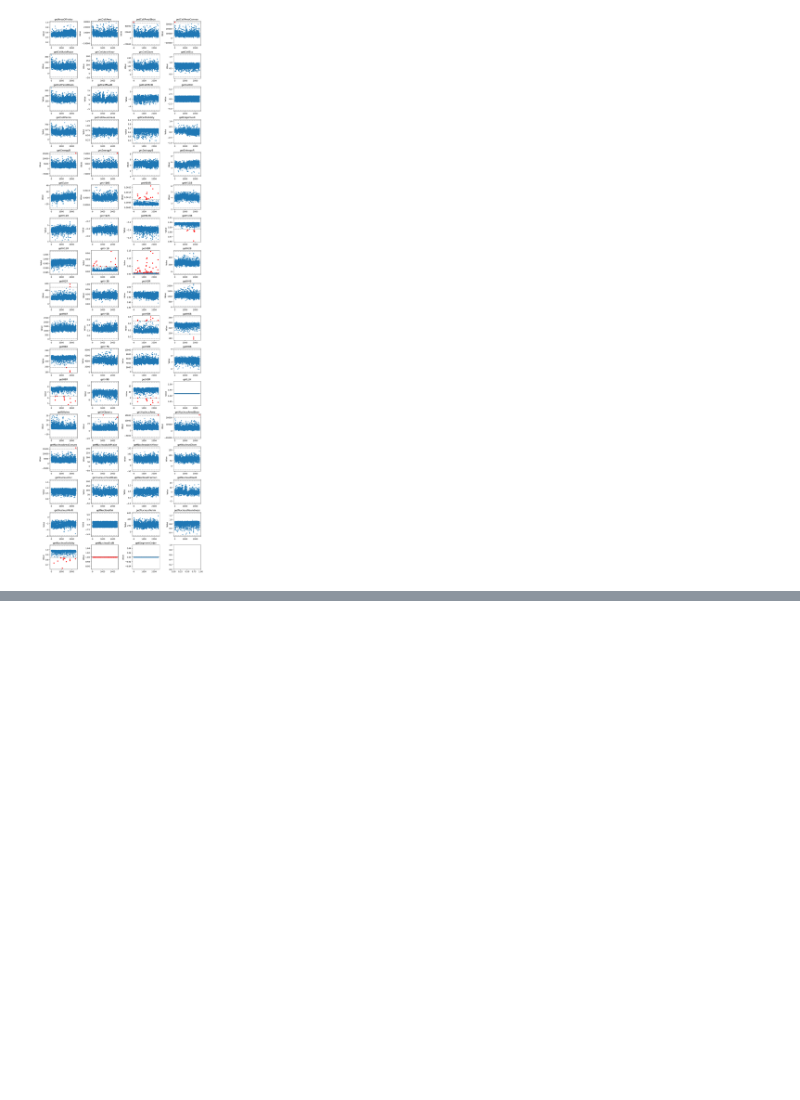
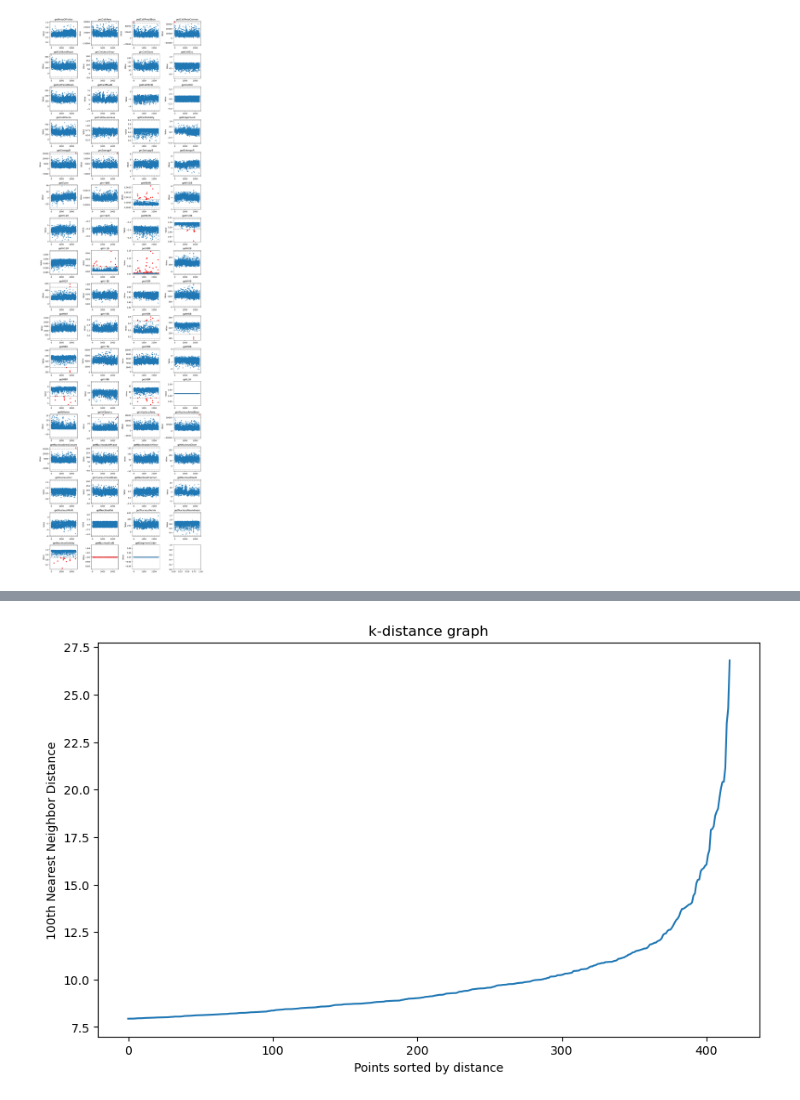
Before and after one commit to Antonio-Maschio/AML_FProject, a Jupyter notebook: dataanalysis.ipynb, the cells around one changed output, grey strips where cells are left out. Drawn from its saved outputs; the diff is of its cells as text; code cells hidden in the pictures; blank space fills up the shorter version.

Commit message:
DBSCAN to try catch more outliers . Added code to data analysis and a file with the ids

```diff
--- a/dataanalysis.ipynb
+++ b/dataanalysis.ipynb
@@ -449,0 +452,53 @@ plot_all(outliers,len(outliers))
+# %%
+import pandas as pd
+import matplotlib.pyplot as plt
+import numpy as np
+from sklearn.cluster import DBSCAN
+from sklearn.decomposition import PCA
+import umap
+from sklearn.neighbors import NearestNeighbors
+from sklearn.preprocessing import StandardScaler
+# from clusteval import clusteval
+
+# Load the dataset
+df = pd.read_csv('features.csv')
+
+# Define the variables to be used for clustering
+variables = ['getAreaOfHoles', 'getCellArea', 'getCellAreaBbox', 'getCellAreaConvex', 'getCellAxisMajor',
+             'getCellAxisMinor', 'getCellDiam', 'getCellEcc', 'getCellFeretDiam', 'getCellMaxR',
+             'getCellMinR', 'getCellOri', 'getCellPerim', 'getCellRoundness', 'getCellSolidity',
+             'getEdgeFluxR', 'getEnergyB', 'getEnergyR', 'getEntropyB',
+             'getEntropyR', 'getEuler', 'getH10B', 'getH10R', 'getH11B', 'getH11R',
+             'getH12B', 'getH12R', 'getH13B', 'getH13R', 'getH1B', 'getH2B',
+             'getH2R', 'getH3B', 'getH3R', 'getH4B', 'getH4R', 'getH5B', 'getH5R',
+             'getH6B', 'getH6R', 'getH7B', 'getH7R', 'getH8B', 'getH8R', 'getH9B',
+             'getH9R', 'getNHoles', 'getNObjects', 'getNucleusArea', 'getNucleusAreaBbox',
+             'getNucleusAreaConvex', 'getNucleusAxisMajor', 'getNucleusAxisMinor', 'getNucleusDiam', 'getNucleusEcc',
+             'getNucleusFeretDiam', 'getNucleusFraction', 'getNucleusMaxR', 'getNucleusMinR', 'getNucleusOri',
+             'getNucleusPerim', 'getNucleusRoundness', 'getNucleusSolidity', 'getSegmentOrder']
+
+# Extract the variables for clustering
+data = df[variables].values
+
+# Normalize the data
+scaler = StandardScaler()
+data_normalized = scaler.fit_transform(data)
+
+# Use NearestNeighbors to calculate the k-distance graph
+k = 100  # Typically, we choose min_samples = k
+nearest_neighbors = NearestNeighbors(n_neighbors=k)
+neighbors = nearest_neighbors.fit(data_normalized)
+distances, indices = neighbors.kneighbors(data_normalized)
+
+# Sort the distances (kth nearest neighbor distance)
+distances = np.sort(distances[:, k-1])
+
+# Plot the k-distance graph
+plt.figure(figsize=(10, 6))
+plt.plot(distances[2000:])
+plt.title('k-distance graph')
+plt.xlabel('Points sorted by distance')
+plt.ylabel(f'{k}th Nearest Neighbor Distance')
+plt.show()
+# %% [output]
+[figure, added]
```
Also changed, not shown: parts of 4 cells of this notebook, 1 other file.
